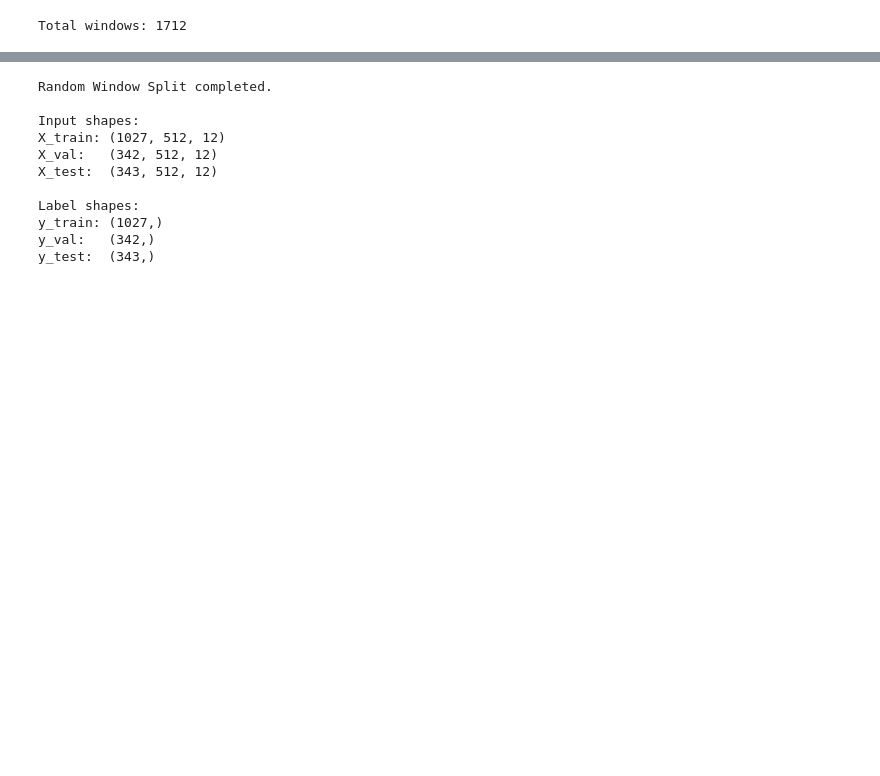
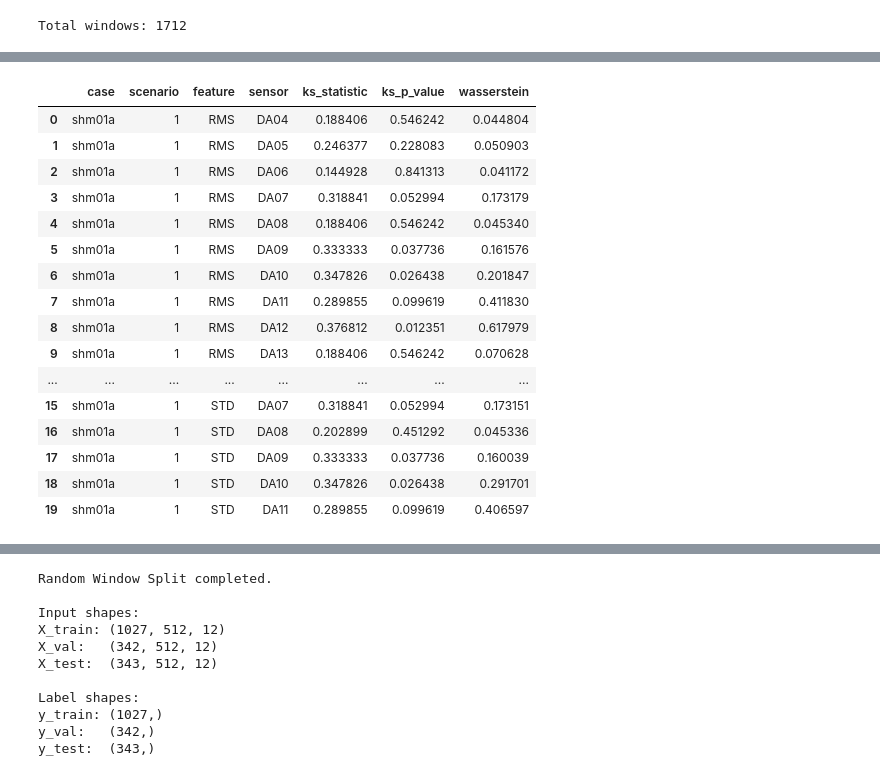
Before and after one commit to SamiraKheradmand/IASC-ASCE-Transformer-SHM, a Jupyter notebook: notebooks/02_split_methods/window_random/windowRandom_transformer_highpass_audit.ipynb.ipynb, the cells around one changed output, grey strips where cells are left out. Drawn from its saved outputs; the diff is of its cells as text; code cells hidden in the pictures; blank space fills up the shorter version.

Commit message:
similarity

```diff
--- a/notebooks/02_split_methods/window_random/windowRandom_transformer_highpass_audit.ipynb.ipynb
+++ b/notebooks/02_split_methods/window_random/windowRandom_transformer_highpass_audit.ipynb.ipynb
@@ -404,0 +744,20 @@ test_meta_df = (
+# %%
+# ============================================================
+# Similarity Audit 1C: Train-based feature standardization
+# ============================================================
+
+feature_mean = train_features.mean(axis=0)
+feature_std = train_features.std(axis=0)
+
+feature_std[feature_std == 0] = 1.0
+
+train_features_scaled = ( train_features - feature_mean) / feature_std
+val_features_scaled = ( val_features - feature_mean) / feature_std
+test_features_scaled = (test_features - feature_mean) / feature_std
+
+print("Feature mean:", feature_mean.shape)
+print("Feature std: ", feature_std.shape)
+
+print("Train:", train_features_scaled.shape)
+print("Val:  ", val_features_scaled.shape)
+print("Test: ", test_features_scaled.shape)
@@ -404,0 +789,62 @@ test_meta_df = (
+# %%
+# ============================================================
+# Similarity Audit 2: Train-Test distribution comparison
+# All scenarios x features x sensors
+# ============================================================
+
+from scipy.stats import ks_2samp, wasserstein_distance
+
+distribution_rows = []
+
+for scenario in sorted(train_audit_meta["scenario"].unique()):
+
+    train_mask = (
+        train_audit_meta["scenario"].to_numpy() == scenario
+    )
+
+    test_mask = (
+        test_audit_meta["scenario"].to_numpy() == scenario
+    )
+
+    case_name = train_audit_meta.loc[
+        train_mask, "case"
+    ].iloc[0]
+
+    for feature_idx, feature_name in enumerate(feature_names):
+
+        for sensor_idx, sensor_name in enumerate(selected_sensor_names):
+
+            train_values = train_features_scaled[
+                train_mask, feature_idx, sensor_idx
+            ]
+
+            test_values = test_features_scaled[
+                test_mask, feature_idx, sensor_idx
+            ]
+
+            ks_stat, ks_p = ks_2samp(
+                train_values,
+                test_values
+            )
+
+            wasserstein = wasserstein_distance(
+                train_values,
+                test_values
+            )
+
+            distribution_rows.append({
+                "case": case_name,
+                "scenario": scenario,
+                "feature": feature_name,
+                "sensor": sensor_name,
+                "ks_statistic": ks_stat,
+                "ks_p_value": ks_p,
+                "wasserstein": wasserstein
+            })
+
+distribution_df = pd.DataFrame(distribution_rows)
+
+print("Number of comparisons:", len(distribution_df))
+
+display(distribution_df.head(20))
+# %% [output]
@@ -404,0 +852,17 @@ test_meta_df = (
+|  | case | scenario | feature | sensor | ks_statistic | ks_p_value | wasserstein |
+| 0 | shm01a | 1 | RMS | DA04 | 0.188406 | 0.546242 | 0.044804 |
+| 1 | shm01a | 1 | RMS | DA05 | 0.246377 | 0.228083 | 0.050903 |
+| 2 | shm01a | 1 | RMS | DA06 | 0.144928 | 0.841313 | 0.041172 |
+| 3 | shm01a | 1 | RMS | DA07 | 0.318841 | 0.052994 | 0.173179 |
+| 4 | shm01a | 1 | RMS | DA08 | 0.188406 | 0.546242 | 0.045340 |
+| 5 | shm01a | 1 | RMS | DA09 | 0.333333 | 0.037736 | 0.161576 |
+| 6 | shm01a | 1 | RMS | DA10 | 0.347826 | 0.026438 | 0.201847 |
+| 7 | shm01a | 1 | RMS | DA11 | 0.289855 | 0.099619 | 0.411830 |
+| 8 | shm01a | 1 | RMS | DA12 | 0.376812 | 0.012351 | 0.617979 |
+| 9 | shm01a | 1 | RMS | DA13 | 0.188406 | 0.546242 | 0.070628 |
+| ... | ... | ... | ... | ... | ... | ... | ... |
+| 15 | shm01a | 1 | STD | DA07 | 0.318841 | 0.052994 | 0.173151 |
+| 16 | shm01a | 1 | STD | DA08 | 0.202899 | 0.451292 | 0.045336 |
+| 17 | shm01a | 1 | STD | DA09 | 0.333333 | 0.037736 | 0.160039 |
+| 18 | shm01a | 1 | STD | DA10 | 0.347826 | 0.026438 | 0.291701 |
+| 19 | shm01a | 1 | STD | DA11 | 0.289855 | 0.099619 | 0.406597 |
```
Also changed, not shown: parts of 25 cells of this notebook.
